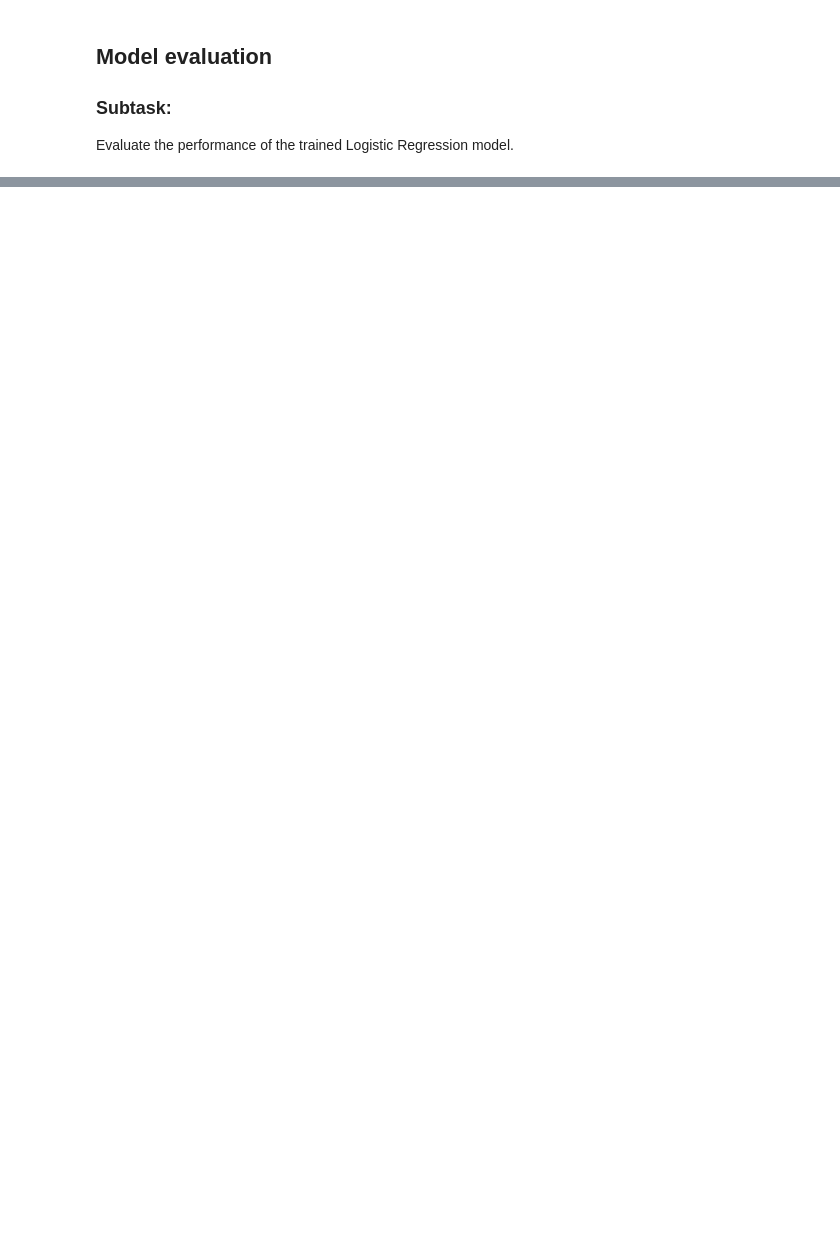
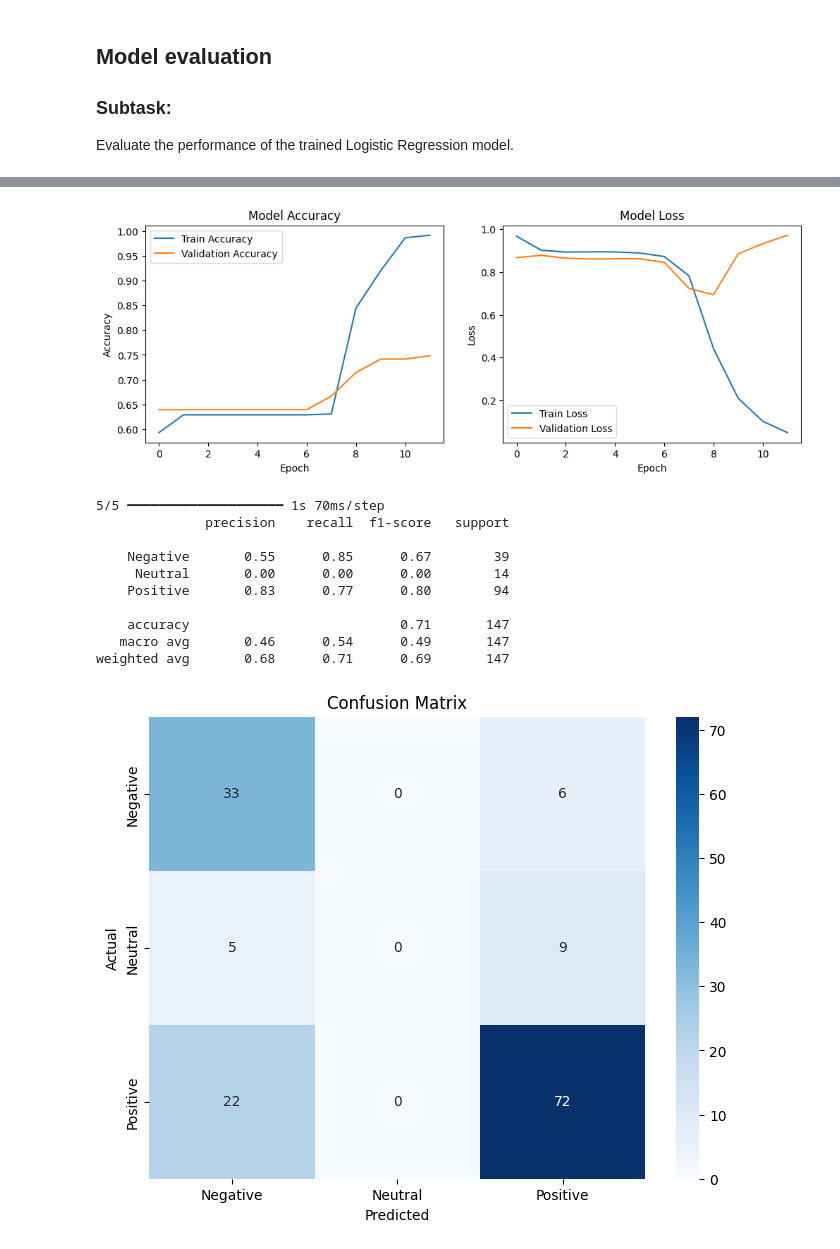
Before and after one commit to BdsKlause/BdsKlause, a Jupyter notebook: aurum.ipynb, the cells around one changed output, grey strips where cells are left out. Cells and saved outputs as stored; diff of their text form; code cells hidden in the pictures; blank space fills up the shorter version.

```diff
--- a/aurum.ipynb
+++ b/aurum.ipynb
@@ -776,0 +973,19 @@ R-squared (R2) Score: 0.4340
+# %%
+# Add CNN layer for feature extraction
+# Get the best hyperparameters from the tuner
+best_hps = tuner.get_best_hyperparameters(num_trials=1)[0]
+units = best_hps.get('units')  # Get the 'units' value from best_hps
+dropout_rate = best_hps.get('dropout_1')  # Get the 'dropout_1' value from best_hps
+dense_units = best_hps.get('dense_units')  # Get the 'dense_units' value from best_hps
+
+model = tf.keras.Sequential([
+    tf.keras.layers.Embedding(vocab_size, embedding_dim, input_length=max_length),
+    tf.keras.layers.Conv1D(filters=64, kernel_size=5, activation='relu'),  # CNN layer
+    tf.keras.layers.MaxPooling1D(pool_size=4),
+    tf.keras.layers.Bidirectional(tf.keras.layers.LSTM(units, return_sequences=True)), # Use the 'units' variable here
+    tf.keras.layers.Dropout(dropout_rate), # Use the 'dropout_rate' variable here
+    tf.keras.layers.Bidirectional(tf.keras.layers.LSTM(units)),  # Use the 'units' variable here
+    tf.keras.layers.Dropout(dropout_rate), # Use the 'dropout_rate' variable here
+    tf.keras.layers.Dense(dense_units, activation='relu'), # Use the 'dense_units' variable here
+    tf.keras.layers.Dense(len(label_encoder.classes_), activation='softmax')
+])
@@ -776,0 +1210,59 @@ R-squared (R2) Score: 0.4340
+# %%
+import matplotlib.pyplot as plt
+from sklearn.metrics import classification_report, confusion_matrix
+import seaborn as sns
+
+# Plot training history
+def plot_history(history):
+    plt.figure(figsize=(12, 4))
+
+    plt.subplot(1, 2, 1)
+    plt.plot(history.history['accuracy'], label='Train Accuracy')
+    plt.plot(history.history['val_accuracy'], label='Validation Accuracy')
+    plt.title('Model Accuracy')
+    plt.ylabel('Accuracy')
+    plt.xlabel('Epoch')
+    plt.legend()
+
+    plt.subplot(1, 2, 2)
+    plt.plot(history.history['loss'], label='Train Loss')
+    plt.plot(history.history['val_loss'], label='Validation Loss')
+    plt.title('Model Loss')
+    plt.ylabel('Loss')
+    plt.xlabel('Epoch')
+    plt.legend()
+
+    plt.show()
+
+plot_history(history)
+
+# Generate predictions
+y_pred = model.predict(test_padded)
+y_pred_classes = np.argmax(y_pred, axis=1)
+
+# Classification report
+print(classification_report(y_test, y_pred_classes, target_names=label_encoder.classes_))
+
+# Confusion matrix
+cm = confusion_matrix(y_test, y_pred_classes)
+plt.figure(figsize=(8, 6))
+sns.heatmap(cm, annot=True, fmt='d', cmap='Blues',
+            xticklabels=label_encoder.classes_,
+            yticklabels=label_encoder.classes_)
+plt.title('Confusion Matrix')
+plt.xlabel('Predicted')
+plt.ylabel('Actual')
+plt.show()
+# %% [output]
+[figure, added]
+5/5 ━━━━━━━━━━━━━━━━━━━━ 1s 70ms/step
+              precision    recall  f1-score   support
+
+    Negative       0.55      0.85      0.67        39
+     Neutral       0.00      0.00      0.00        14
+    Positive       0.83      0.77      0.80        94
+
+    accuracy                           0.71       147
+   macro avg       0.46      0.54      0.49       147
+weighted avg       0.68      0.71      0.69       147
+[figure, added]
```
Also changed, not shown: parts of 70 cells of this notebook.
